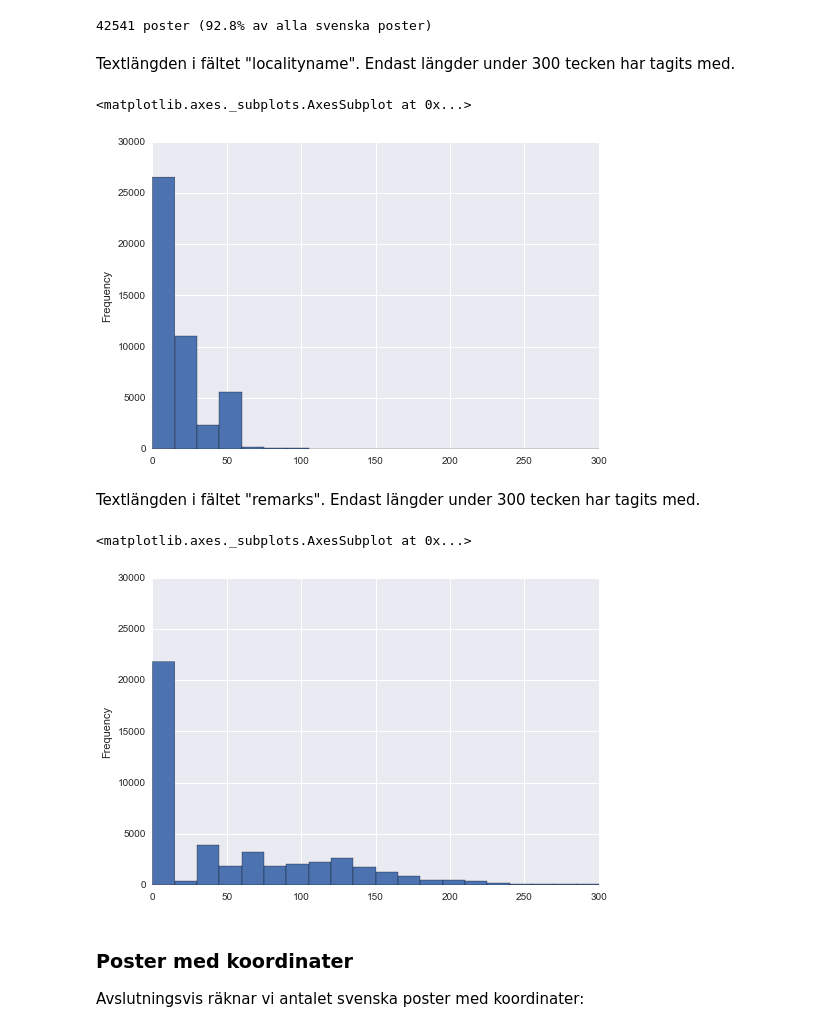
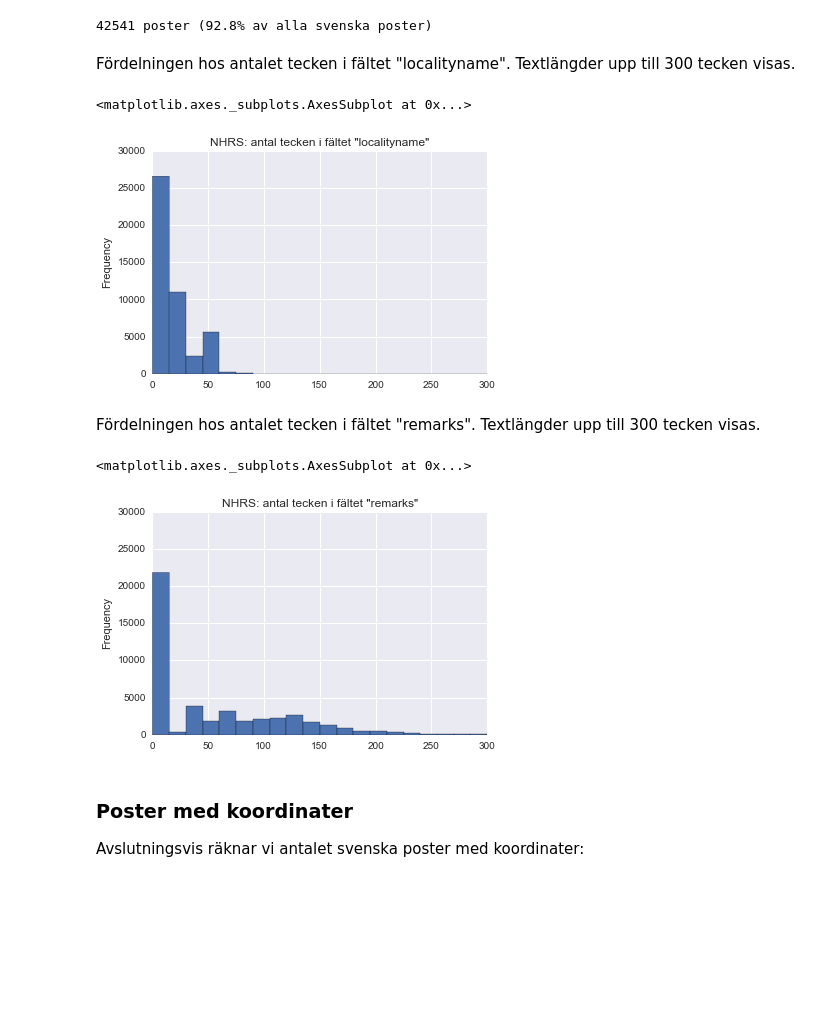
Before and after one commit to jmenglund/geocoding-survey, a Jupyter notebook: geocoding-survey.ipynb, the cells around one changed output. Drawn from its saved outputs; the diff is of its cells as text; code cells hidden in the pictures; blank space fills up the shorter version.

```diff
--- a/geocoding-survey.ipynb
+++ b/geocoding-survey.ipynb
@@ -356,7 +363,7 @@ LIMIT 100000
 
 Posterna exporteras till CSV och läses sedan in i Python:
 # %%
-nhrs = pd.read_csv('nhrs-socknar-20160307.csv', encoding='utf8')
+nhrs = pd.read_csv('nhrs-20160307.csv', encoding='utf8')
 # %% [markdown]
 Låt oss ta en titt på hur data ser ut (här visas de 10 sista posterna):
 # %%
@@ -441,22 +451,26 @@ print(
     .format(nhrs_detailed_locality_cnt, nhrs_detailed_locality_frq))
 # %% [output]
 42541 poster (92.8% av alla svenska poster)
-# %% [markdown]
-Textlängden i fältet "localityname". Endast längder under 300 tecken har tagits med.
+# %% [markdown]
+Fördelningen hos antalet tecken i fältet "localityname". Textlängder upp till 300 tecken visas.
 # %%
 nhrs_localityname_strlen = nhrs.localityname.fillna('').str.len()
-nhrs_localityname_strlen.plot.hist(bins=20, xlim=(0, 300), ylim=(0, 30000), range=(0, 300))
+nhrs_localityname_strlen.plot.hist(
+    bins=20, xlim=(0, 300), ylim=(0, 30000), range=(0, 300),
+    title='NHRS: antal tecken i fältet "localityname"')
 # %% [output]
 <matplotlib.axes._subplots.AxesSubplot at 0x...>
-[figure, old version]
+[figure, new version]
-# %% [markdown]
-Textlängden i fältet "remarks". Endast längder under 300 tecken har tagits med.
+# %% [markdown]
+Fördelningen hos antalet tecken i fältet "remarks". Textlängder upp till 300 tecken visas.
 # %%
 nhrs_remarks_strlen = nhrs.remarks.fillna('').str.len()
-nhrs_remarks_strlen.plot.hist(bins=20, xlim=(0, 300), ylim=(0, 30000), range=(0, 300))
+nhrs_remarks_strlen.plot.hist(
+    bins=20, xlim=(0, 300), ylim=(0, 30000), range=(0, 300),
+    title='NHRS: antal tecken i fältet "remarks"')
 # %% [output]
 <matplotlib.axes._subplots.AxesSubplot at 0x...>
-[figure, old version]
+[figure, new version]
 # %% [markdown]
 ### Poster med koordinater
 
```
Also changed, not shown: parts of 21 cells of this notebook.
